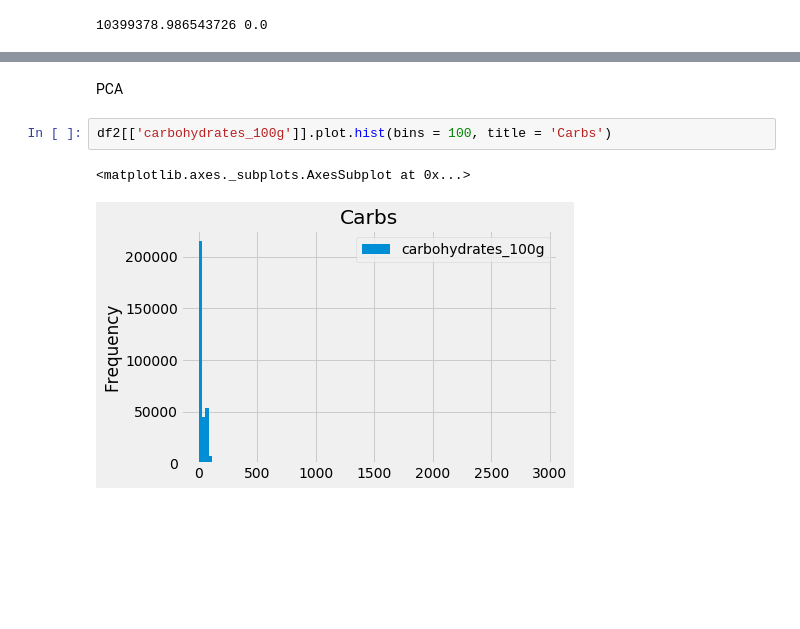
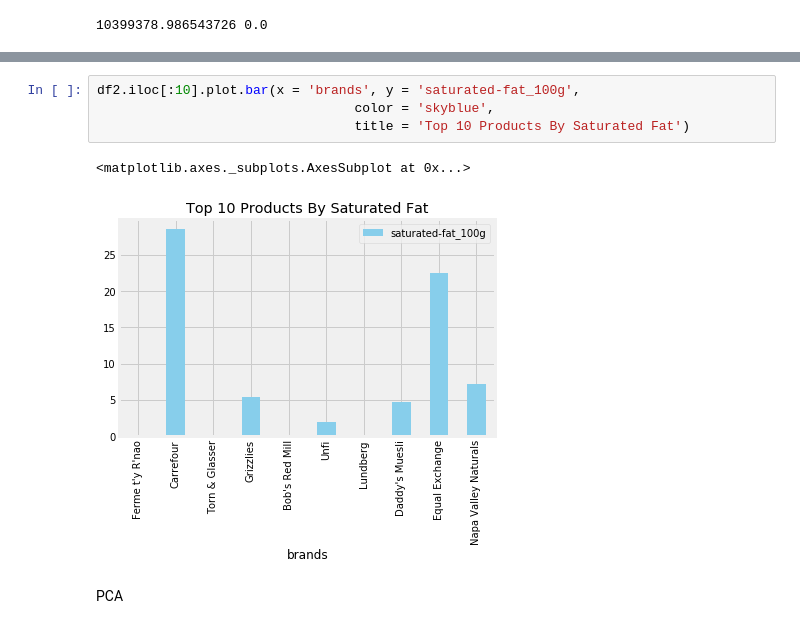
Before and after one commit to MichelleGreaves/Projects, a Jupyter notebook: 2nd Project BNPP.ipynb, the cells around one changed output, grey strips where cells are left out. Drawn from its saved outputs; the diff is of its cells as text; blank space fills up the shorter version.

```diff
--- a/2nd Project BNPP.ipynb
+++ b/2nd Project BNPP.ipynb
@@ -979,7 +952,9 @@ print(w, pvalue)
+# %%
+df2.iloc[:10].plot.bar(x = 'brands', y = 'saturated-fat_100g',
+                                 color = 'skyblue',
+                                 title = 'Top 10 Products By Saturated Fat')
+# %% [output]
+<matplotlib.axes._subplots.AxesSubplot at 0x...>
+[figure, added]
 # %% [markdown]
 PCA
-# %%
-df2[['carbohydrates_100g']].plot.hist(bins = 100, title = 'Carbs')
-# %% [output]
-<matplotlib.axes._subplots.AxesSubplot at 0x...>
-[figure, removed]
```
Also changed, not shown: parts of 26 cells of this notebook.
